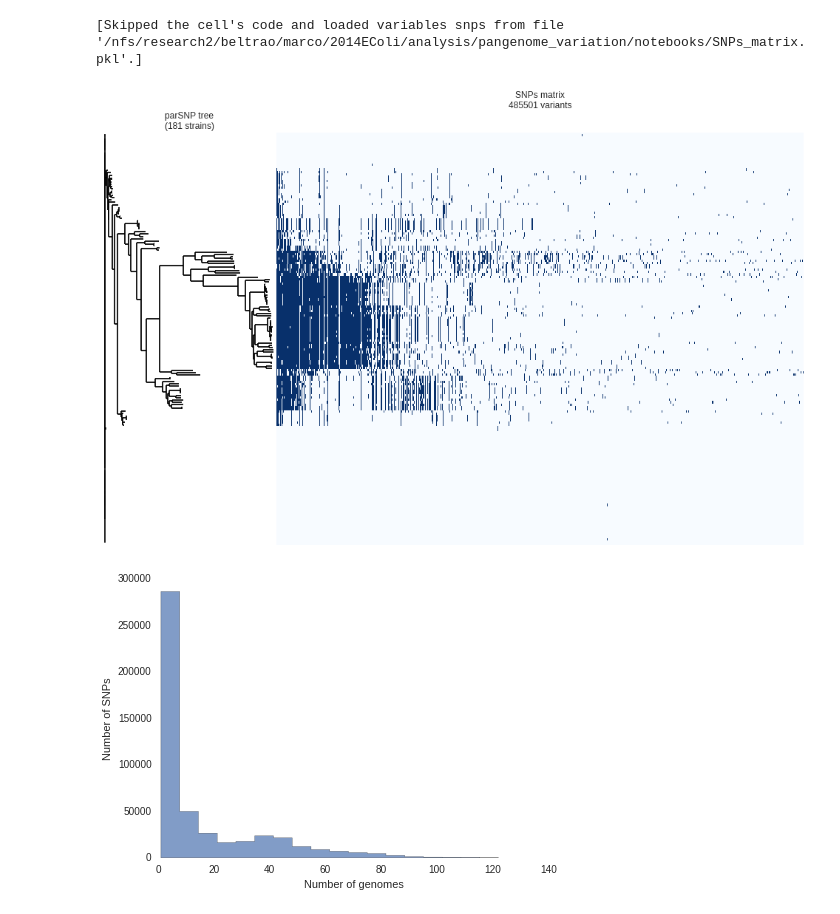
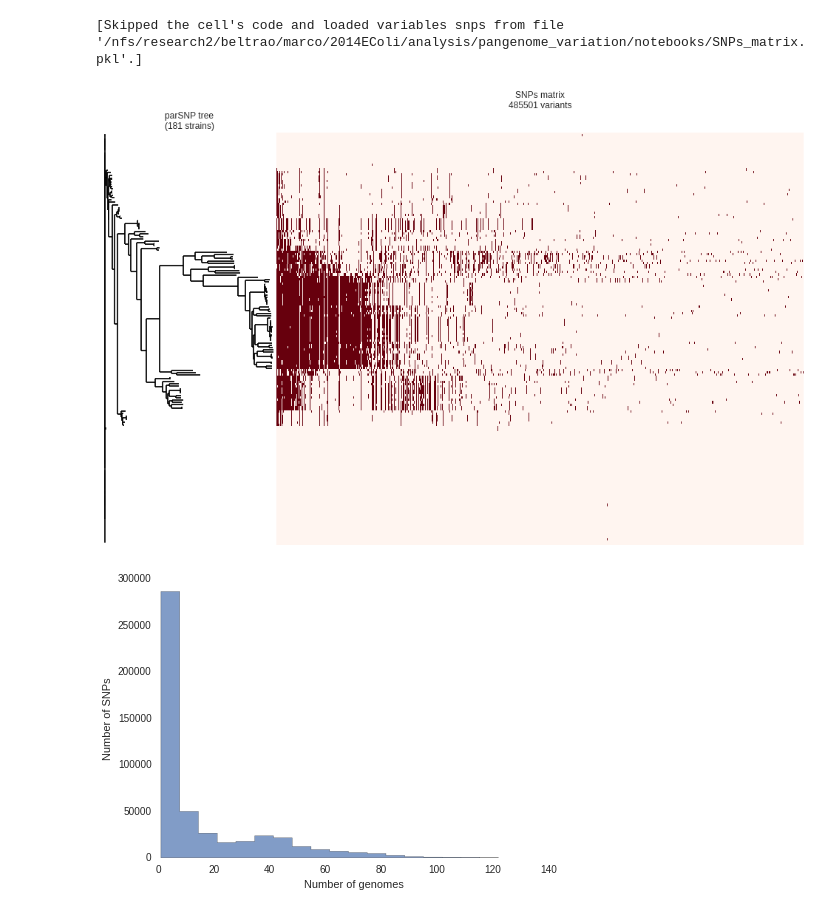
Before and after one commit to mgalardini/pangenome_variation, a Jupyter notebook: notebooks/SNPs_matrix.ipynb, the cells around one changed output. Cells and saved outputs as stored; diff of their text form; code cells hidden in the pictures.

```diff
--- a/notebooks/SNPs_matrix.ipynb
+++ b/notebooks/SNPs_matrix.ipynb
@@ -27,7 +29,8 @@ from Bio import Phylo
 # %%
 pfiles = {x.replace('.vcf', '')
           for x in os.listdir('../pout/')
-          if x.endswith('.vcf') and not x.endswith('.nonsyn.vcf')}
+          if x.endswith('.vcf') and not x.endswith('.nonsyn.vcf') and
+          not x.endswith('.tfbs.vcf')}
 # %%
 evol = set()
 for l in open('../evolution_experiment.txt'):
@@ -81,35 +89,35 @@ snps_sorted = snps_sorted[[x.name for x in t.get_terminals()]]
 # %%
 with sns.axes_style('whitegrid'):
     fig = plt.figure(figsize=(17, 10))
 
     ax1=plt.subplot2grid((1,40), (0, 10), colspan=30)
-    a=ax1.matshow(snps_sorted.T, cmap=plt.cm.Blues,
+    a=ax1.matshow(snps_sorted.T, cmap=plt.cm.Reds,
                vmin=0, vmax=1,
                aspect='auto',
                #interpolation='none',
                 )
     ax1.set_yticks([])
     ax1.set_xticks([])
     ax1.axis('off')
 
     ax = fig.add_subplot(1,2,1)
     ax=plt.subplot2grid((1,40), (0, 0), colspan=10, axisbg='white')
 
     fig.subplots_adjust(wspace=0, hspace=0)
 
     ax1.set_title('SNPs matrix\n%d variants'%snps.shape[1])
 
     Phylo.draw(t, axes=ax,
                show_confidence=False,
                label_func=lambda x: None,
                xticks=([],), yticks=([],),
                ylabel=('',), xlabel=('',),
                xlim=(-0.01,mdist+0.01),
                axis=('off',),
                title=('parSNP tree\n(%d strains)'%snps.shape[0],),
               )
 # %% [output]
-[figure, old version]
+[figure, new version]
 # %%
 # Pangenome frequency plot
 plt.figure(figsize=(7, 5))
```
Also changed, not shown: parts of 35 cells of this notebook.
